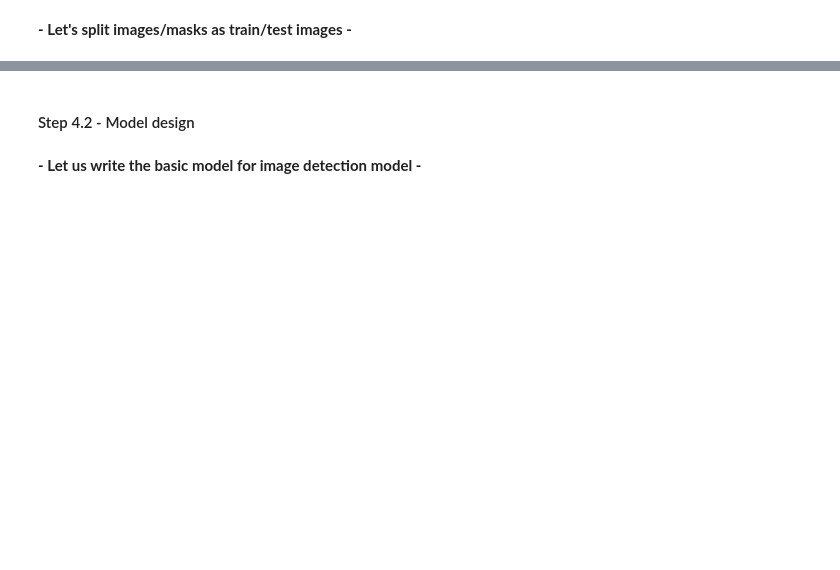
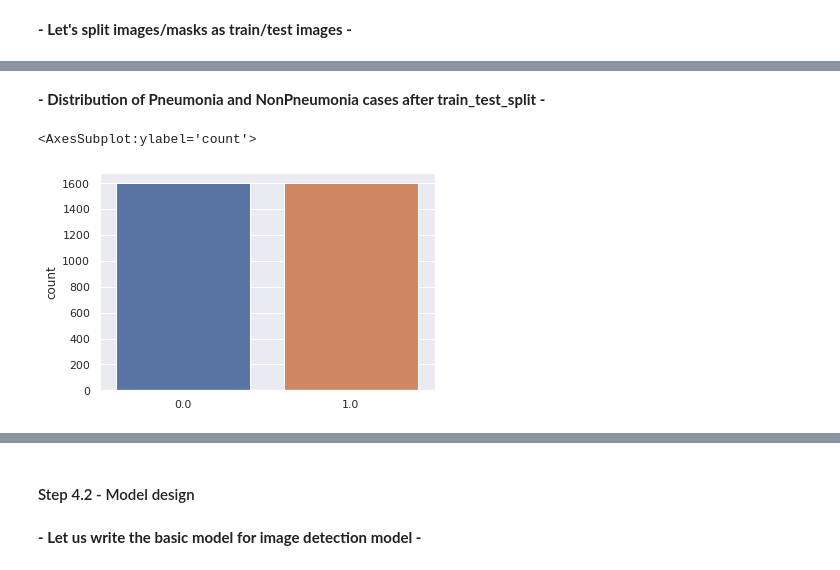
Before and after one commit to singhalgagan1/GreatLearningCapstoneProject, a Jupyter notebook: Practice/Karthik/Capstone_PneumoniaDetection_KarthikSanthanam.ipynb, the cells around one changed output, grey strips where cells are left out. Saved outputs shown, nothing was run; the diff lists cells and outputs as text; code cells hidden in the pictures; blank space fills up the shorter version.

```diff
--- a/Practice/Karthik/Capstone_PneumoniaDetection_KarthikSanthanam.ipynb
+++ b/Practice/Karthik/Capstone_PneumoniaDetection_KarthikSanthanam.ipynb
@@ -1332,14 +1347,14 @@ X_train, X_test, y_train, y_test, train_label, test_label, train_coor, test_coor
     training_masks,
     training_labels,
     coordinates,
-    test_size=0.2, random_state=1, shuffle=False)
+    test_size=0.2, random_state=1, stratify=training_labels)
 
 X_val, X_test, y_val, y_test, val_label, test_label, val_coor, test_coor = train_test_split(
     X_test,
     y_test,
     test_label,
     test_coor,
-    test_size=0.2, random_state=1, shuffle=False)
+    test_size=0.2, random_state=1, stratify=test_label)
 
 print("Shape of X_train -> ", X_train.shape, ", Shape of y_train -> ", y_train.shape)
 print("Shape of X_val -> ", X_val.shape, ", Shape of y_val -> ", y_val.shape)
@@ -1348,0 +1370,7 @@ print("Shape of train_coor -> ", train_coor.shape, ", Shape of val_coor -> ", va
+# %% [markdown]
+**- Distribution of Pneumonia and NonPneumonia cases after train_test_split -**
+# %%
+sns.countplot(train_label)
+# %% [output]
+<AxesSubplot:ylabel='count'>
+[figure, added]
```
Also changed, not shown: parts of 37 cells of this notebook.
